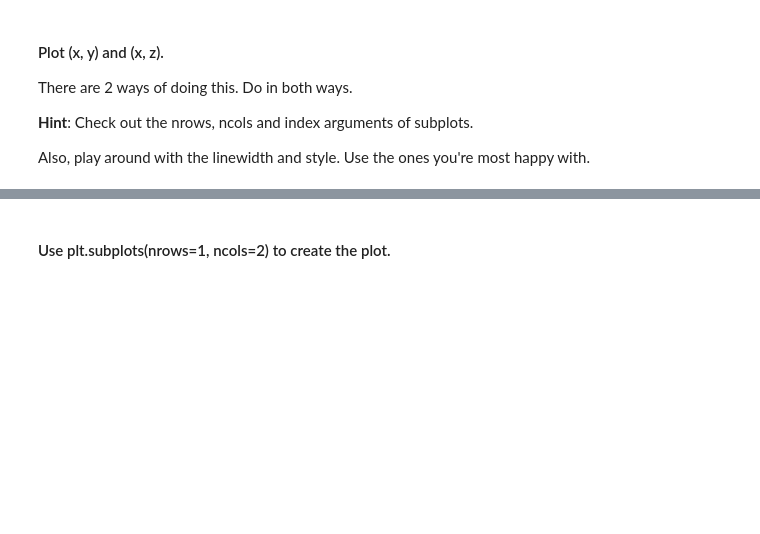
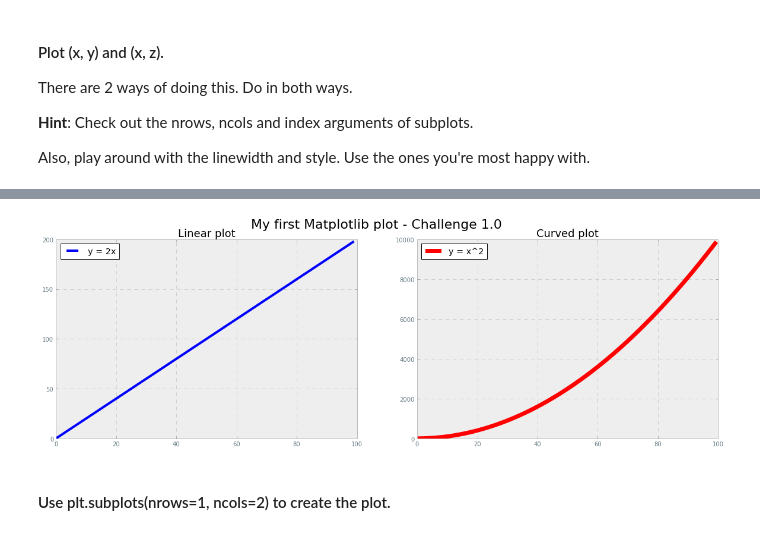
Before and after one commit to ta-data-remote/lab-matplotlib-seaborn, a Jupyter notebook: your-code/main.ipynb, the cells around one changed output, grey strips where cells are left out. Saved outputs shown, nothing was run; the diff lists cells and outputs as text; code cells hidden in the pictures; blank space fills up the shorter version.

Commit message:
Submission of lab-matplotlib-seaborn_Ayub_Pathan

```diff
--- a/your-code/main.ipynb
+++ b/your-code/main.ipynb
@@ -26,2 +27,29 @@ Also, play around with the linewidth and style. Use the ones you're most happy w
+# %%
+# Method 1 : using subplots:
+# create the figure and axes
+# defining subplot(num_rows,)
+fig,ax = plt.subplots(1,2,figsize = (20,6)) # defining canvas size with figsize
+
+# add title to the plot with required fontsize
+fig.suptitle('My first Matplotlib plot - Challenge 1.0', fontsize=22)
+
+# creating first plot with label, linewidth, x&y limit and using style to print.
+ax[0].plot(x,y, c='blue', label='y = 2x', linewidth = 4)
+ax[0].set_title('Linear plot', fontsize=18)
+ax[0].set_ylim(ymin=0)
+ax[0].set_xlim(xmin=0)
+plt.style.use('classic')
+
+# creating first plot with label, linewidth, x&y limit and using style to print.
+ax[1].plot(x,z, color='red', label='y = x^2', linewidth = 7)
+ax[1].set_title('Curved plot', fontsize=18)
+ax[1].set_ylim(ymin=0)
+ax[1].set_xlim(xmin=0)
+plt.style.use('classic')
+
+for ax in ax:
+    ax.legend(loc = 'upper left')
+# %% [output]
+[figure, added]
 # %% [markdown]
 #### Use plt.subplots(nrows=1, ncols=2) to create the plot.
```
Also changed, not shown: parts of 61 cells of this notebook, 3 other files.
